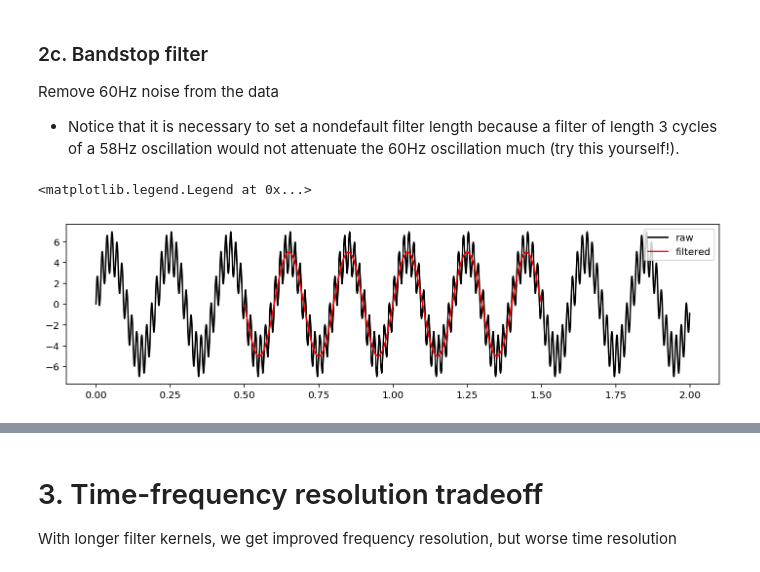
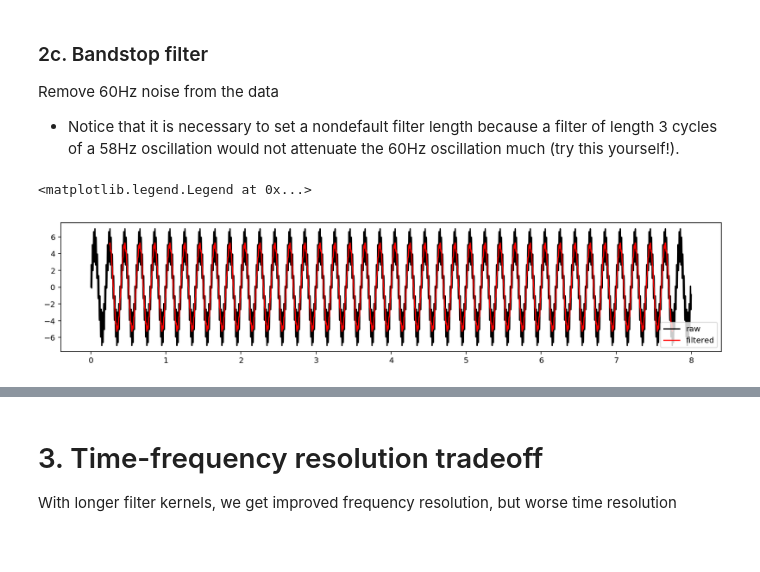
Before and after one commit to neurodsp-tools/neurodsp, a Jupyter notebook: tutorials/1-Filtering.ipynb, the cells around one changed output, grey strips where cells are left out. Drawn from its saved outputs; the diff is of its cells as text; code cells hidden in the pictures.

```diff
--- a/tutorials/1-Filtering.ipynb
+++ b/tutorials/1-Filtering.ipynb
@@ -21,18 +21,18 @@ Extract signal within a specific frequency range (e.g. theta, 4-8Hz)
 # %%
 # Generate an oscillation with noise
 np.random.seed(0)
-t = np.arange(0,2,.001)
+t = np.arange(0,4,.001)
 x = np.random.randn(len(t)) + 5*np.sin(t*2*np.pi*6)
-Fs = 1000
+fs = 1000
 
 # Define the frequency band of interest
 fc = (4,8)
 
 # Filter the data
-x_filt = neurodsp.filter(x, Fs, 'bandpass', fc=fc)
+x_filt = filt.filter_signal(x, fs, 'bandpass', fc)
 
 # Plot filtered signal
-plt.figure(figsize=(12,3))
+plt.figure(figsize=(15,3))
 plt.plot(t, x, 'k', label='raw')
 plt.plot(t, x_filt, 'r', label='filtered')
 plt.legend(loc='best')
@@ -91,21 +98,21 @@ Remove 60Hz noise from the data
 # %%
 # Generate a signal with a low-frequency drift
 np.random.seed(0)
-t = np.arange(0,2,.001)
+t = np.arange(0,8,.001)
 x = 5*np.sin(t*2*np.pi*5) + 2*np.sin(t*2*np.pi*60)
 
 # Filter the data
 fc = (58, 62)
-x_filt = neurodsp.filter(x, Fs, 'bandstop', fc=fc, N_seconds=1)
+x_filt = filt.filter_signal(x, fs, 'bandstop', fc=fc, n_seconds=0.5)
 
 # Plot filtered signal
-plt.figure(figsize=(12,3))
+plt.figure(figsize=(15,3))
 plt.plot(t, x, 'k', label='raw')
 plt.plot(t, x_filt, 'r', label='filtered')
 plt.legend(loc='best')
 # %% [output]
 <matplotlib.legend.Legend at 0x...>
-[figure, old version]
+[figure, new version]
 # %%
 # Note the user warning above.
 # This is because in the computed frequency response (below), the attenuation in the stopband does not go below 20dB.
```
Also changed, not shown: parts of 9 cells of this notebook, 2 other files.
